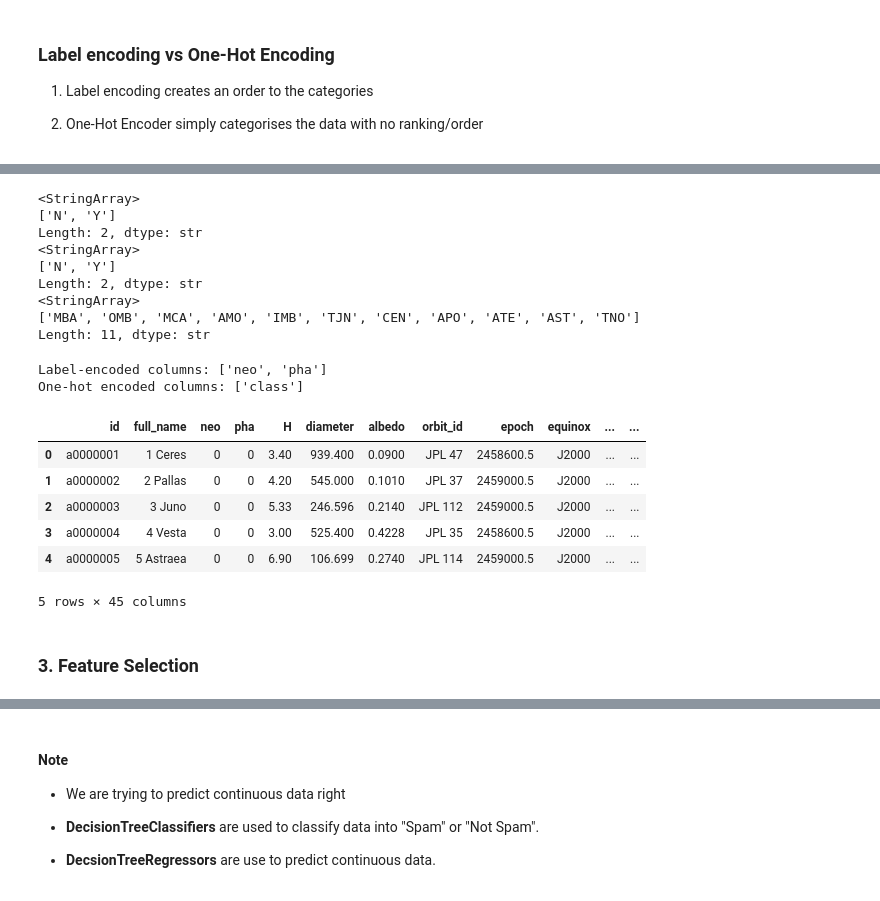
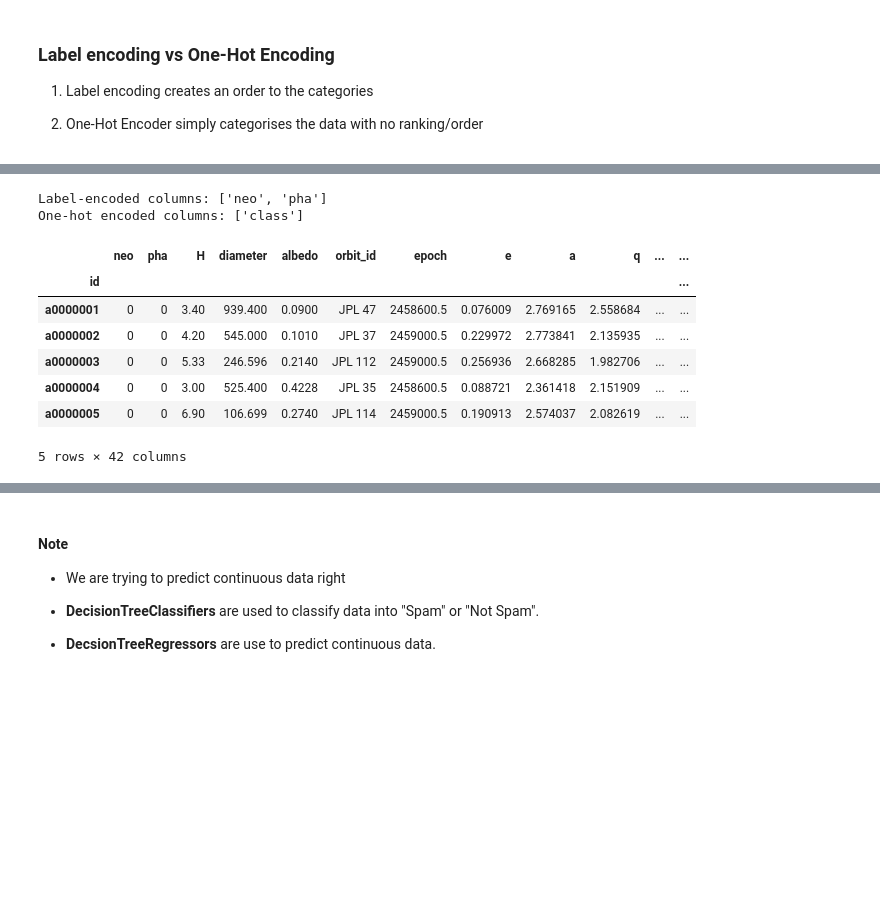
Before and after one commit to MakomaneTau/Predicting-Asteroid-Diameter, a Jupyter notebook: submission.ipynb, the cells around one changed output, grey strips where cells are left out. Drawn from its saved outputs; the diff is of its cells as text; code cells hidden in the pictures; blank space fills up the shorter version.

```diff
--- a/submission.ipynb
+++ b/submission.ipynb
@@ -31,3 +60,25 @@ print(df.shape)
+# %%
+### Drop string based columns that cannot be quantitatively analyzed
+
+# Selected columns are selected based on their unique value count and their relevance to the problem at hand.
+columns_to_drop = [
+    "spkid",
+    "full_name",
+    "pdes",
+    "name",
+    "prefix",
+    "equinox",
+    "diameter_sigma",
+    "epoch_mjd",
+    "epoch_cal",
+    "orbit_id"
+    "tp_cal",
+    "per_y",
+    "moid_ld"
+]
+
+cols_to_drop = [c for c in columns_to_drop if c in df.columns]
+df = df.drop(columns=cols_to_drop)
 # %%
 print("Missing values in each column:")
 print(df.isnull().sum())
@@ -88,4 +110,9 @@ df_no_nulls.head()
 - Since my main focus on the diameter of Asteroids, missing asteroid data will only hinder my research
     - So i will remove rows with missing diameters
 # %%
-df_no_diameter_nulls = df.dropna(subset=['diameter'])
+# df = df.dropna(subset=['diameter'])
+#Remove rows with null values in every column that is left.
+columns = df.columns
+
+for col in columns:
+    df = df.dropna(subset=[col])
@@ -150,6 +146,5 @@ df_no_diameter_nulls.head()
 ### 2. Categorical Encoding
 # %%
 ### Set ID as index
-df = df_no_diameter_nulls.set_index('id')
 
-y_diameter = df['diameter']
+df = df.set_index('id')
@@ -173,9 +158,4 @@ Name: diameter, dtype: float64
 ### Testing which columns to encode
 
 # Check which columns are categorical and need encoding
-columns = ['neo', 'pha', 'class']
-
-for col in columns:
-    print("=" * 40)
-    print("Column: ", col)
-    print(df_no_diameter_nulls[col].value_counts())
+columns_to_encode = ['neo', 'pha', 'class']
@@ -200,58 +162,39 @@ Name: count, dtype: int64
-# %%
-def get_unique_values(df, column):
-    unique_values = df[column].unique()
-    #print(f"Unique values in column '{column}': {unique_values}")
-    return unique_values
-
-for col in columns:
-    print(get_unique_values(df_no_diameter_nulls, col))
-# %% [output]
-<StringArray>
-['N', 'Y']
-Length: 2, dtype: str
-<StringArray>
-['N', 'Y']
-Length: 2, dtype: str
-<StringArray>
-['MBA', 'OMB', 'MCA', 'AMO', 'IMB', 'TJN', 'CEN', 'APO', 'ATE', 'AST', 'TNO']
-Length: 11, dtype: str
 # %%
 def encode_categorical_columns(df, columns):
     encoded_df = df.copy()
     binary_cols = []
     one_hot_cols = []
 
     for col in columns:
         if col not in encoded_df.columns:
             continue
 
         n_unique = encoded_df[col].nunique(dropna=True)
 
         if n_unique == 2:
             le = LabelEncoder()
             encoded_df[col] = le.fit_transform(encoded_df[col])
             binary_cols.append(col)
         elif n_unique > 2:
             one_hot_cols.append(col)
 
     if one_hot_cols:
         encoded_df = pd.get_dummies(encoded_df, columns=one_hot_cols, drop_first=True)
 
     return encoded_df, binary_cols, one_hot_cols
 
-encoded_df, binary_cols, one_hot_cols = encode_categorical_columns(df_no_diameter_nulls, columns)
+encoded_df, binary_cols, one_hot_cols = encode_categorical_columns(df, columns_to_encode)
 print("Label-encoded columns:", binary_cols)
 print("One-hot encoded columns:", one_hot_cols)
 encoded_df.head()
 # %% [output]
 Label-encoded columns: ['neo', 'pha']
 One-hot encoded columns: ['class']
-|  | id | full_name | neo | pha | H | diameter | albedo | orbit_id | epoch | equinox | ... | ... |
-| 0 | a0000001 | 1 Ceres | 0 | 0 | 3.40 | 939.400 | 0.0900 | JPL 47 | 2458600.5 | J2000 | ... | ... |
-| 1 | a0000002 | 2 Pallas | 0 | 0 | 4.20 | 545.000 | 0.1010 | JPL 37 | 2459000.5 | J2000 | ... | ... |
-| 2 | a0000003 | 3 Juno | 0 | 0 | 5.33 | 246.596 | 0.2140 | JPL 112 | 2459000.5 | J2000 | ... | ... |
-| 3 | a0000004 | 4 Vesta | 0 | 0 | 3.00 | 525.400 | 0.4228 | JPL 35 | 2458600.5 | J2000 | ... | ... |
-| 4 | a0000005 | 5 Astraea | 0 | 0 | 6.90 | 106.699 | 0.2740 | JPL 114 | 2459000.5 | J2000 | ... | ... |
+|  | neo | pha | H | diameter | albedo | orbit_id | epoch | e | a | q | ... | ... |
+| id |  |  |  |  |  |  |  |  |  |  |  | ... |
+| a0000001 | 0 | 0 | 3.40 | 939.400 | 0.0900 | JPL 47 | 2458600.5 | 0.076009 | 2.769165 | 2.558684 | ... | ... |
+| a0000002 | 0 | 0 | 4.20 | 545.000 | 0.1010 | JPL 37 | 2459000.5 | 0.229972 | 2.773841 | 2.135935 | ... | ... |
+| a0000003 | 0 | 0 | 5.33 | 246.596 | 0.2140 | JPL 112 | 2459000.5 | 0.256936 | 2.668285 | 1.982706 | ... | ... |
+| a0000004 | 0 | 0 | 3.00 | 525.400 | 0.4228 | JPL 35 | 2458600.5 | 0.088721 | 2.361418 | 2.151909 | ... | ... |
+| a0000005 | 0 | 0 | 6.90 | 106.699 | 0.2740 | JPL 114 | 2459000.5 | 0.190913 | 2.574037 | 2.082619 | ... | ... |
-5 rows × 45 columns
+5 rows × 42 columns
-# %% [markdown]
-### 3. Feature Selection
```
Also changed, not shown: parts of 33 cells of this notebook, 2 other files.
